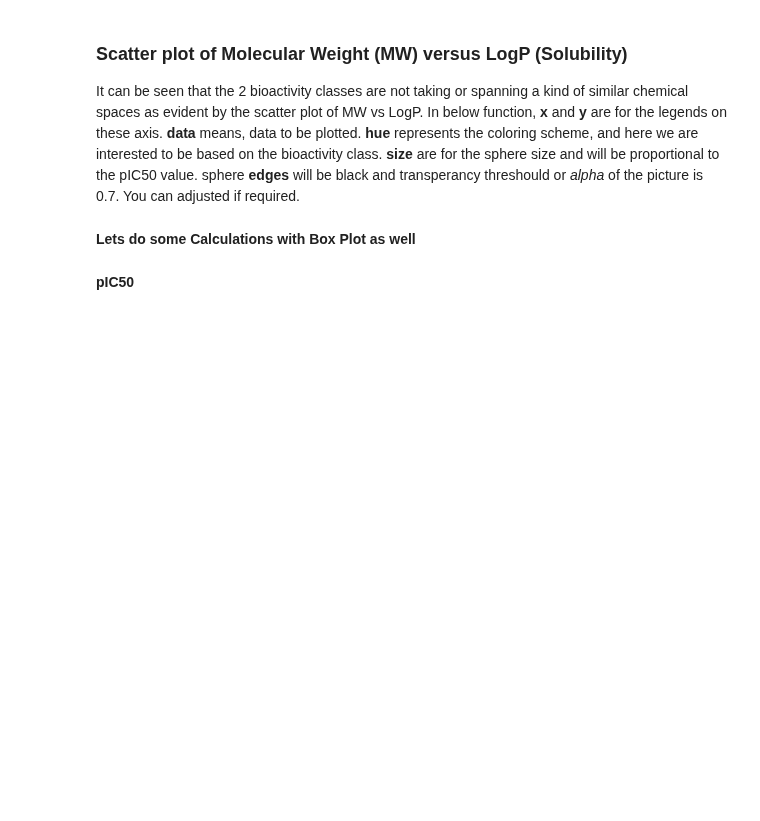
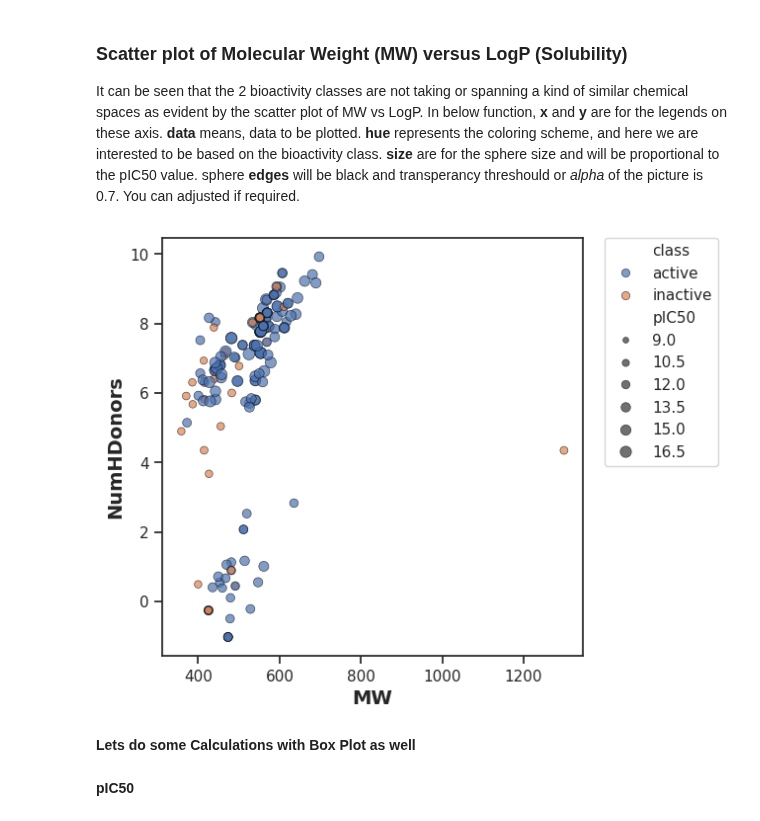
Before and after one commit to Ash100/CADD_Project, a Jupyter notebook: Exploratory_Data_Analysis_Part13.ipynb, the cells around one changed output. Saved outputs shown, nothing was run; the diff lists cells and outputs as text; code cells hidden in the pictures; blank space fills up the shorter version.

```diff
--- a/Exploratory_Data_Analysis_Part13.ipynb
+++ b/Exploratory_Data_Analysis_Part13.ipynb
@@ -308,22 +317,24 @@ In below function, **x** and **y** are for the legends on these axis. **data** m
 # %%
 import matplotlib.pyplot as plt
 import seaborn as sns
 import numpy as np
 
 # Ensure df_2class does not contain non-finite values
-df_2class = df_2class.replace([np.inf, -np.inf], np.nan).dropna(subset=['MW', 'LogP', 'pIC50'])
+df_2class = df_2class.replace([np.inf, -np.inf], np.nan).dropna(subset=['MW', 'NumHDonors', 'pIC50'])
 
 # Plotting
 plt.figure(figsize=(5.5, 5.5))
 sns.scatterplot(x='MW', y='LogP', data=df_2class, hue='class', size='pIC50', edgecolor='black', alpha=0.7)
 
 plt.xlabel('MW', fontsize=14, fontweight='bold')
-plt.ylabel('LogP', fontsize=14, fontweight='bold')
+plt.ylabel('NumHDonors', fontsize=14, fontweight='bold')
 plt.legend(bbox_to_anchor=(1.05, 1), loc=2, borderaxespad=0)
 
 # Save the plot
 plt.savefig('plot_MW_vs_LogP.pdf')
 plt.show()
+# %% [output]
+[figure, added]
 # %% [markdown]
 **Lets do some Calculations with Box Plot as well**
 # %% [markdown]
```
Also changed, not shown: parts of 15 cells of this notebook.
